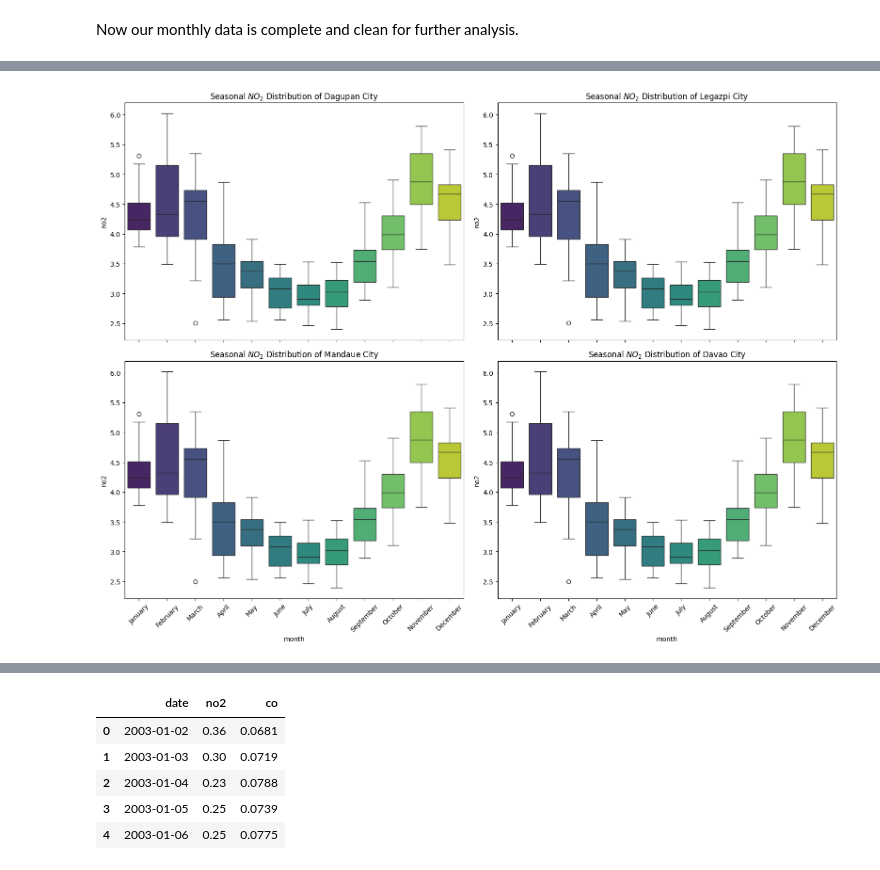
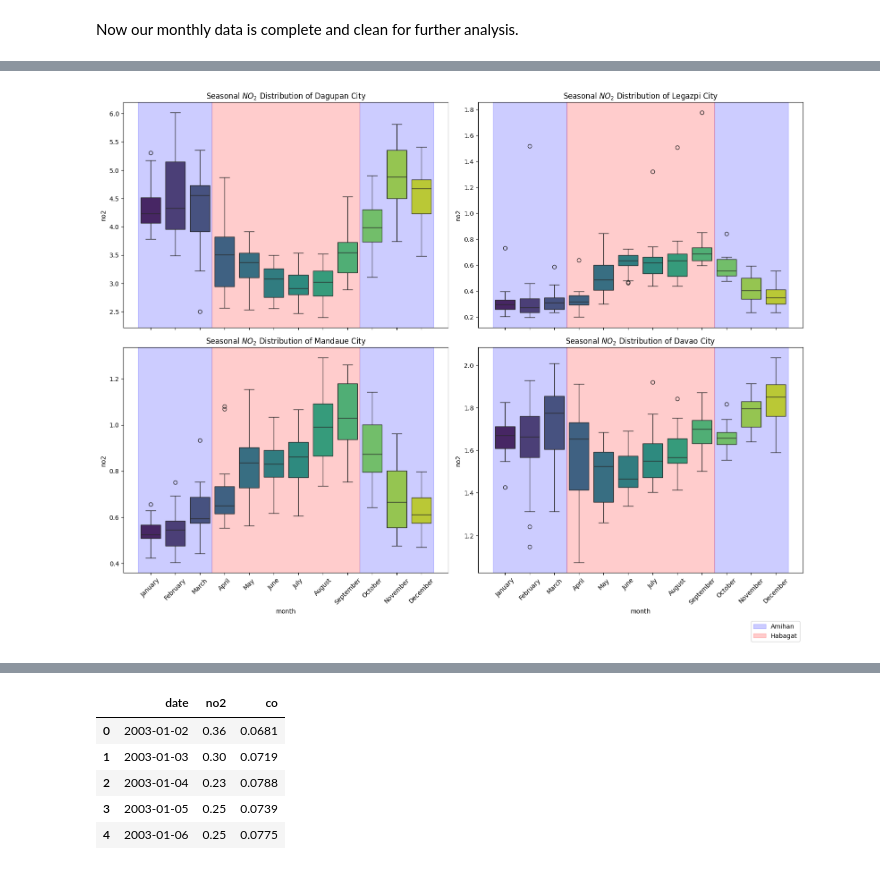
Before and after one commit to rxphaelbihag/Python-Data-Analysis-Case-Studies, a Jupyter notebook: Air Quality Philippines.ipynb, the cells around one changed output, grey strips where cells are left out. Cells and saved outputs as stored; diff of their text form; code cells hidden in the pictures.

```diff
--- a/Air Quality Philippines.ipynb
+++ b/Air Quality Philippines.ipynb
@@ -219,7 +209,7 @@ For this, we pick sample cities for each climate types:
 # Get sub dataframes for each sample city
 dagupan_city = monthly_city_data.query('adm3_pcode == "PH015518"')[['date', 'pm25', 'no2']]
 legazpi_city = monthly_city_data.query('adm3_pcode == "PH050506"')[['date', 'pm25', 'no2']]
-mandaue_city = monthly_city_data.query('adm3_pcode == "PH07223"')[['date', 'pm25', 'no2']]
+mandaue_city = monthly_city_data.query('adm3_pcode == "PH072230"')[['date', 'pm25', 'no2']]
 davao_city = monthly_city_data.query('adm3_pcode == "PH112402"')[['date', 'pm25', 'no2']]
 
 # Add column for month names
@@ -230,21 +220,22 @@ davao_city['month'] = davao_city['date'].dt.month_name()
 # %%
 cities = [dagupan_city, legazpi_city, mandaue_city, davao_city]
 city_names = ['Dagupan City', 'Legazpi City', 'Mandaue City', 'Davao City']
-
 month_order = ['January', 'February', 'March', 'April', 'May', 'June',
                'July', 'August', 'September', 'October', 'November', 'December']
+
 fig, axes = plt.subplots(2, 2, figsize=(16, 12), sharex=True)
 
 # Loop through the axes and cities to fill the grid
-for i, cities in enumerate(cities):
+for i, city in enumerate(cities):
     row = i // 2
     col = i % 2
+    ax = axes[row, col]
 
     sns.boxplot(
-        ax=axes[row, col],
+        ax=ax,
         x='month',
         y='pm25',
-        data=dagupan_city,
+        data=city,
         hue='month',
         legend=False,
         palette="viridis",
@@ -254,6 +245,17 @@ for i, cities in enumerate(cities):
     axes[row, col].set_title(rf'Seasonal $PM_{2.5}$ Distribution of {city_names[i]}')
     axes[row, col].tick_params(axis='x', rotation=45)
 
+    # Only add labels to the very first subplot to avoid legend duplicates
+    label_a = 'Amihan' if i == 0 else "_nolegend_"
+    label_h = 'Habagat' if i == 0 else "_nolegend_"
+    ax.axvspan(-0.5, 2.5,
+               color='blue', alpha=0.2, label=label_a)
+    ax.axvspan(8.5, 11.5,
+               color='blue', alpha=0.2)
+    ax.axvspan(2.5, 8.5,
+               color='red', alpha=0.2, label=label_h)
+
 plt.tight_layout()
+fig.legend(loc='upper right', bbox_to_anchor=(1, -0.2), bbox_transform=ax.transAxes)
 plt.show()
 # %% [output]
@@ -261,26 +263,38 @@ plt.show()
 # %%
 fig, axes = plt.subplots(2, 2, figsize=(16,12), sharex=True)
 
 # Loop through the axes and cities to fill the grid
-for i, cities in enumerate(cities):
+for i, city in enumerate(cities):
     row = i // 2
     col = i % 2
+    ax = axes[row, col]
 
     sns.boxplot(
-        ax=axes[row, col],
+        ax=ax,
         x='month',
         y='no2',
-        data=dagupan_city,
+        data=city,
         hue='month',
         legend=False,
         palette="viridis",
         order=month_order
     )
 
     axes[row, col].set_title(rf'Seasonal $NO_{2}$ Distribution of {city_names[i]}')
     axes[row, col].tick_params(axis='x', rotation=45)
 
+    # Only add labels to the very first subplot to avoid legend duplicates
+    label_a = 'Amihan' if i == 0 else "_nolegend_"
+    label_h = 'Habagat' if i == 0 else "_nolegend_"
+    ax.axvspan(-0.5, 2.5,
+               color='blue', alpha=0.2, label=label_a)
+    ax.axvspan(8.5, 11.5,
+               color='blue', alpha=0.2)
+    ax.axvspan(2.5, 8.5,
+               color='red', alpha=0.2, label=label_h)
+
 plt.tight_layout()
+fig.legend(loc='upper right', bbox_to_anchor=(1, -0.2), bbox_transform=ax.transAxes)
 plt.show()
 # %% [output]
-[figure, old version]
+[figure, new version]
```
Also changed, not shown: parts of 19 cells of this notebook.
